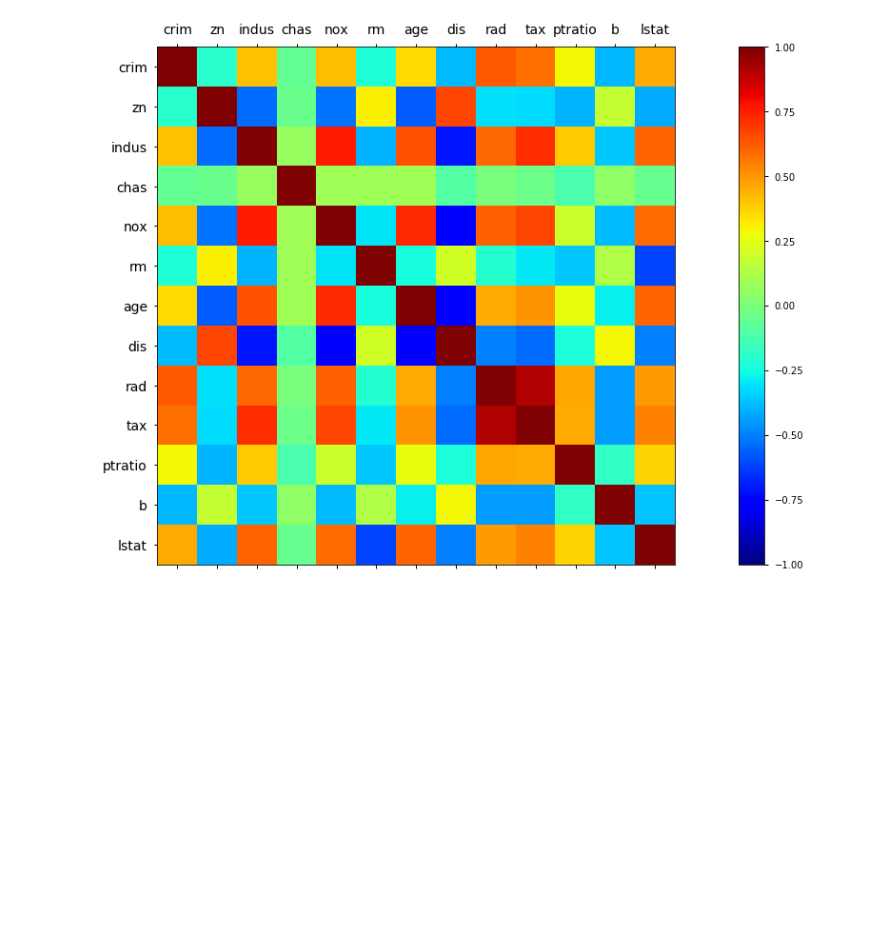
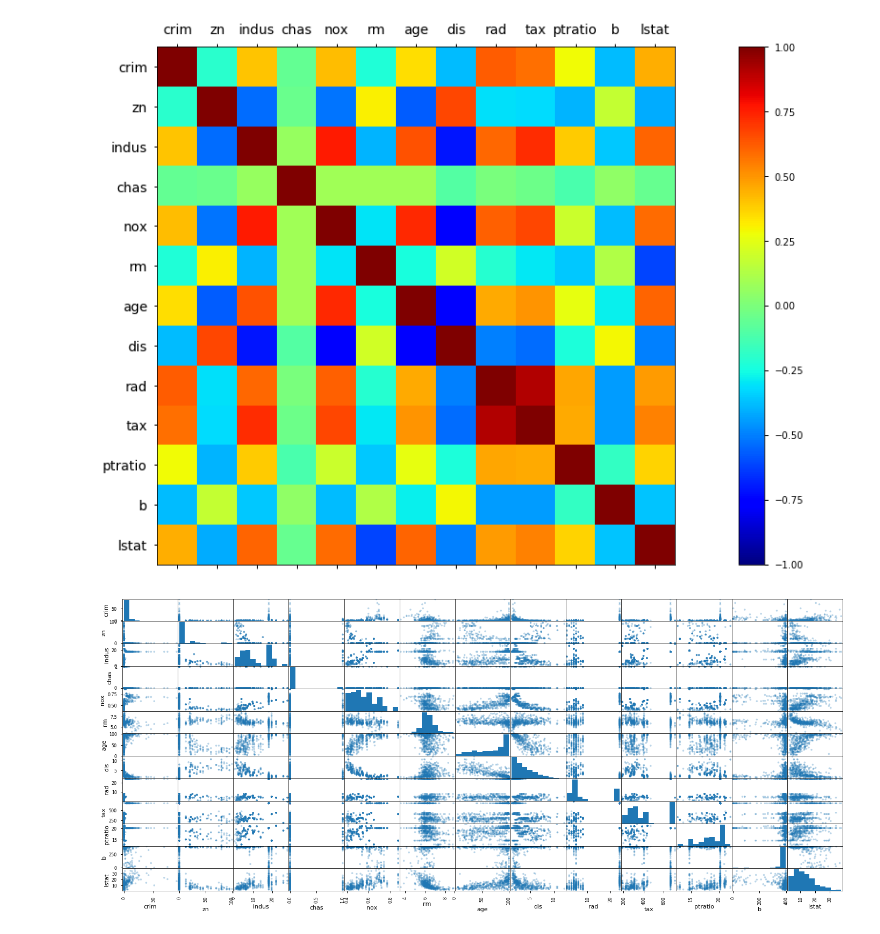
Before and after one commit to AmGhGitHub/ML_Session1, a Jupyter notebook: 3_multivariate_linear_regression.ipynb, the cells around one changed output. Saved outputs shown, nothing was run; the diff lists cells and outputs as text; code cells hidden in the pictures; blank space fills up the shorter version.

```diff
--- a/3_multivariate_linear_regression.ipynb
+++ b/3_multivariate_linear_regression.ipynb
@@ -199,4 +199,6 @@ ax.set_yticklabels(X.columns,fontsize=14);
 # %% [output]
 [figure]
 # %%
-scatter_matrix(X, figsize=(24,10), alpha=0.5);
+scatter_matrix(X, figsize=(24,10), alpha=0.3);
+# %% [output]
+[figure, added]
```
Also changed, not shown: parts of 9 cells of this notebook, 3 other files.
